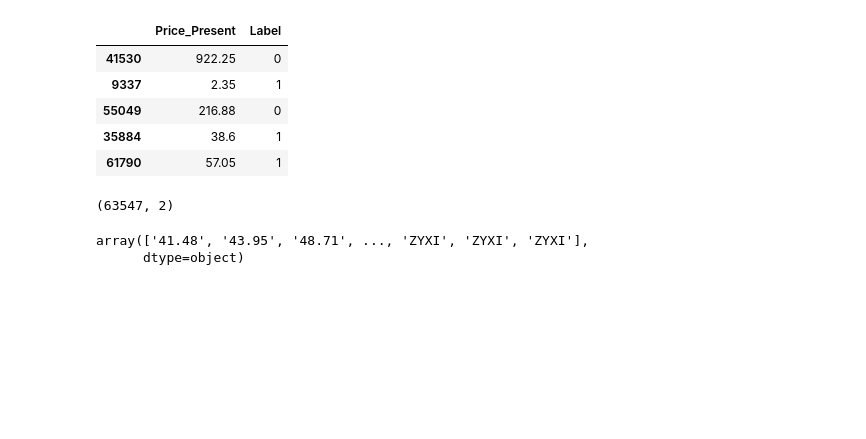
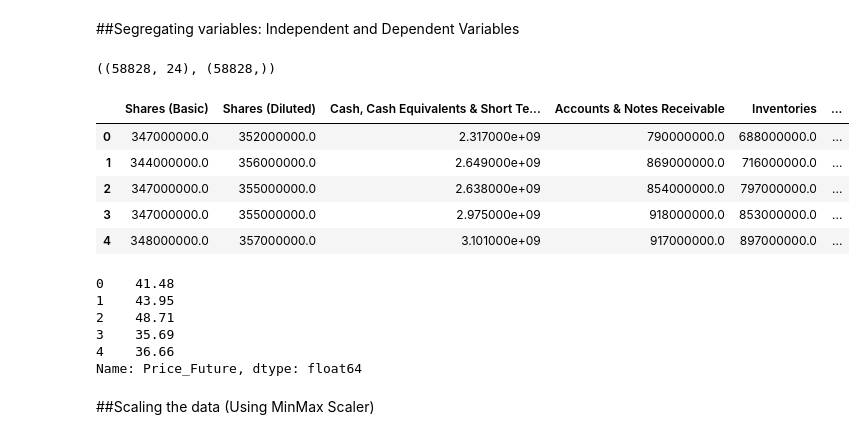
Before and after one commit to Kaushal1011/CSE523-Machine-Learning-Quantcats, a Jupyter notebook: Stock_Performance_Predictio_KNN.ipynb, the cells around one changed output. Drawn from its saved outputs; the diff is of its cells as text; code cells hidden in the pictures; blank space fills up the shorter version.

```diff
--- a/Stock_Performance_Predictio_KNN.ipynb
+++ b/Stock_Performance_Predictio_KNN.ipynb
@@ -23,14 +25,0 @@ df.shape
-# %%
-X = df.drop(columns=['Ticker', 'Price_Future', 'Unnamed: 0'])
-X.sample(5)
-# %% [output]
-|  | Price_Present | Label |
-| 41530 | 922.25 | 0 |
-| 9337 | 2.35 | 1 |
-| 55049 | 216.88 | 0 |
-| 35884 | 38.6 | 1 |
-| 61790 | 57.05 | 1 |
-# %%
-X.shape
-# %% [output]
-(63547, 2)
@@ -42,6 +26,29 @@ X.shape
-# %%
-Y = df['Price_Future'].values
-Y
-# %% [output]
-array(['41.48', '43.95', '48.71', ..., 'ZYXI', 'ZYXI', 'ZYXI'],
-      dtype=object)
+# %% [markdown]
+##Segregating variables: Independent and Dependent Variables
+# %%
+#seperating independent and dependent variables
+x = data.drop(['Unnamed: 0', 'Ticker', 'SimFinId', 'Currency', 'Fiscal Year', 'Fiscal Period', 'Report Date', 'Publish Date', 'Restated Date', 'Price_Future'], axis=1)
+y = data['Price_Future']
+x.shape, y.shape
+# %% [output]
+((58828, 24), (58828,))
+# %%
+x.head()
+# %% [output]
+|  | Shares (Basic) | Shares (Diluted) | Cash, Cash Equivalents & Short Te... | Accounts & Notes Receivable | Inventories | ... |
+| 0 | 347000000.0 | 352000000.0 | 2.317000e+09 | 790000000.0 | 688000000.0 | ... |
+| 1 | 344000000.0 | 356000000.0 | 2.649000e+09 | 869000000.0 | 716000000.0 | ... |
+| 2 | 347000000.0 | 355000000.0 | 2.638000e+09 | 854000000.0 | 797000000.0 | ... |
+| 3 | 347000000.0 | 355000000.0 | 2.975000e+09 | 918000000.0 | 853000000.0 | ... |
+| 4 | 348000000.0 | 357000000.0 | 3.101000e+09 | 917000000.0 | 897000000.0 | ... |
+# %%
+y.head()
+# %% [output]
+0    41.48
+1    43.95
+2    48.71
+3    35.69
+4    36.66
+Name: Price_Future, dtype: float64
+# %% [markdown]
+##Scaling the data (Using MinMax Scaler)
```
Also changed, not shown: parts of 23 cells of this notebook.
